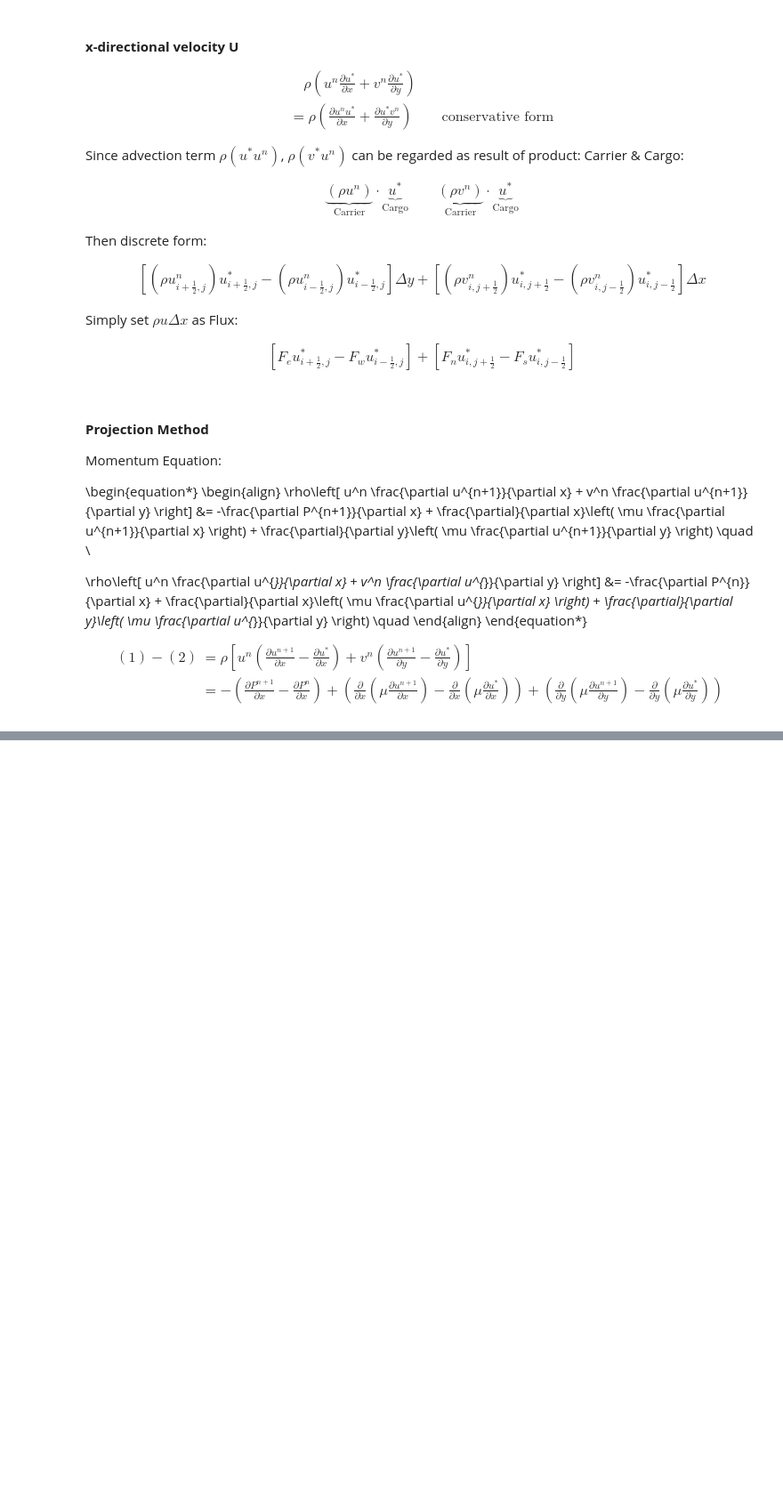
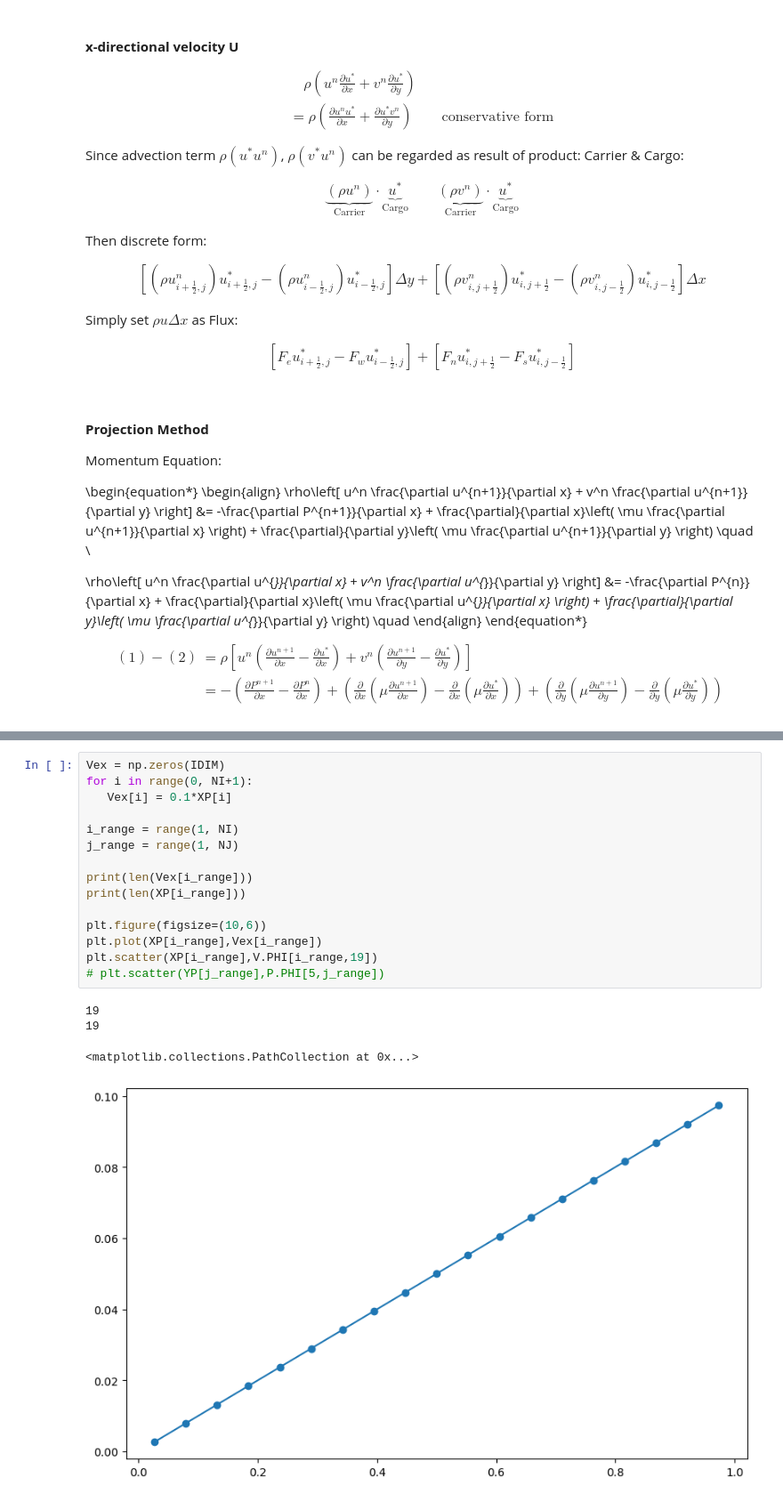
Before and after one commit to jo0n-lab/CFD_SCRACTH, a Jupyter notebook: CFD_2D-DUCTFLOW.ipynb, the cells around one changed output, grey strips where cells are left out. Shown: that part at 89% size. Drawn from its saved outputs; the diff is of its cells as text; blank space fills up the shorter version.

```diff
--- a/CFD_2D-DUCTFLOW.ipynb
+++ b/CFD_2D-DUCTFLOW.ipynb
@@ -679,0 +1102,20 @@ SOLVE_ALL(max_iter=2000)
+# %%
+Vex = np.zeros(IDIM)
+for i in range(0, NI+1):
+   Vex[i] = 0.1*XP[i]
+
+i_range = range(1, NI)
+j_range = range(1, NJ)
+
+print(len(Vex[i_range]))
+print(len(XP[i_range]))
+
+plt.figure(figsize=(10,6))
+plt.plot(XP[i_range],Vex[i_range])
+plt.scatter(XP[i_range],V.PHI[i_range,19])
+# plt.scatter(YP[j_range],P.PHI[5,j_range])
+# %% [output]
+19
+19
+<matplotlib.collections.PathCollection at 0x...>
+[figure, added]
```
Also changed, not shown: parts of 22 cells of this notebook, 15 other files.
